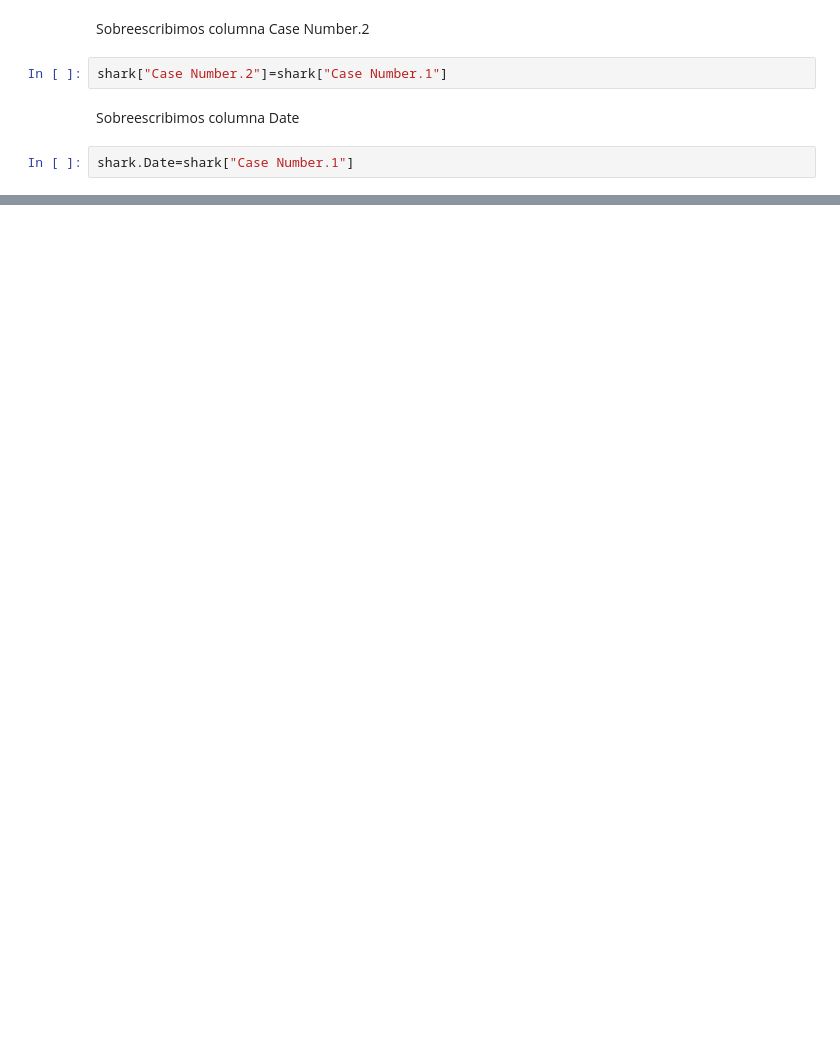
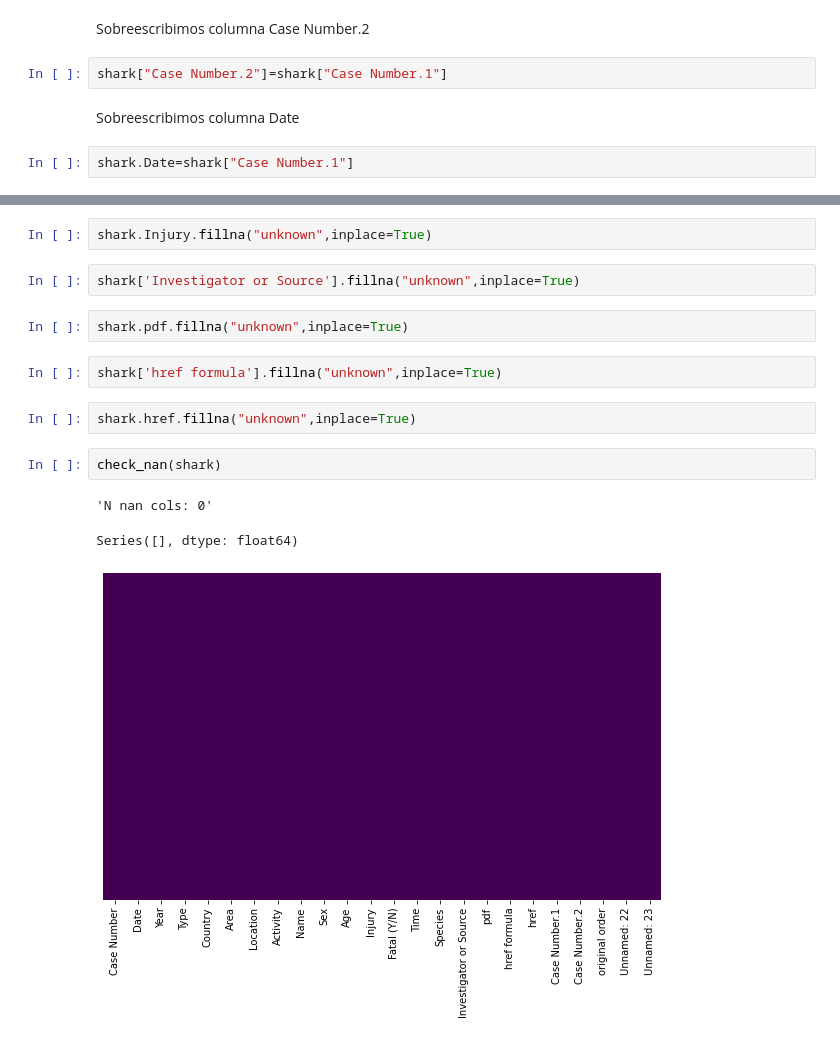
Before and after one commit to dgomezlechon/Proyect1-cleaning-pandas, a Jupyter notebook: my-code/main.ipynb, the cells around one changed output, grey strips where cells are left out. Saved outputs shown, nothing was run; the diff lists cells and outputs as text; blank space fills up the shorter version.

```diff
--- a/my-code/main.ipynb
+++ b/my-code/main.ipynb
@@ -614,0 +636,16 @@ shark["Case Number.1"].isna().sum()
+# %%
+shark.Injury.fillna("unknown",inplace=True)
+# %%
+shark['Investigator or Source'].fillna("unknown",inplace=True)
+# %%
+shark.pdf.fillna("unknown",inplace=True)
+# %%
+shark['href formula'].fillna("unknown",inplace=True)
+# %%
+shark.href.fillna("unknown",inplace=True)
+# %%
+check_nan(shark)
+# %% [output]
+'N nan cols: 0'
+Series([], dtype: float64)
+[figure, added]
```
Also changed, not shown: parts of 15 cells of this notebook.
